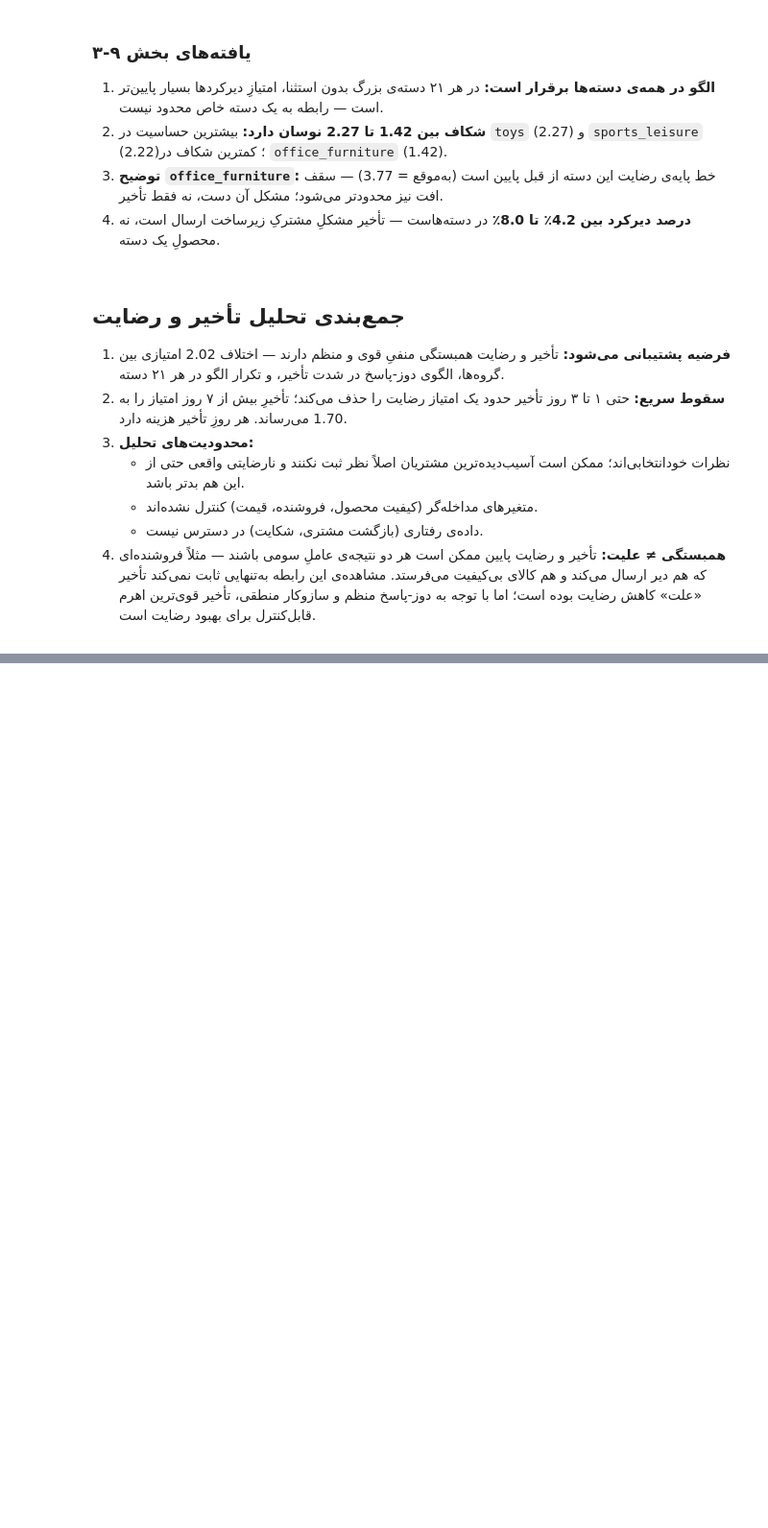
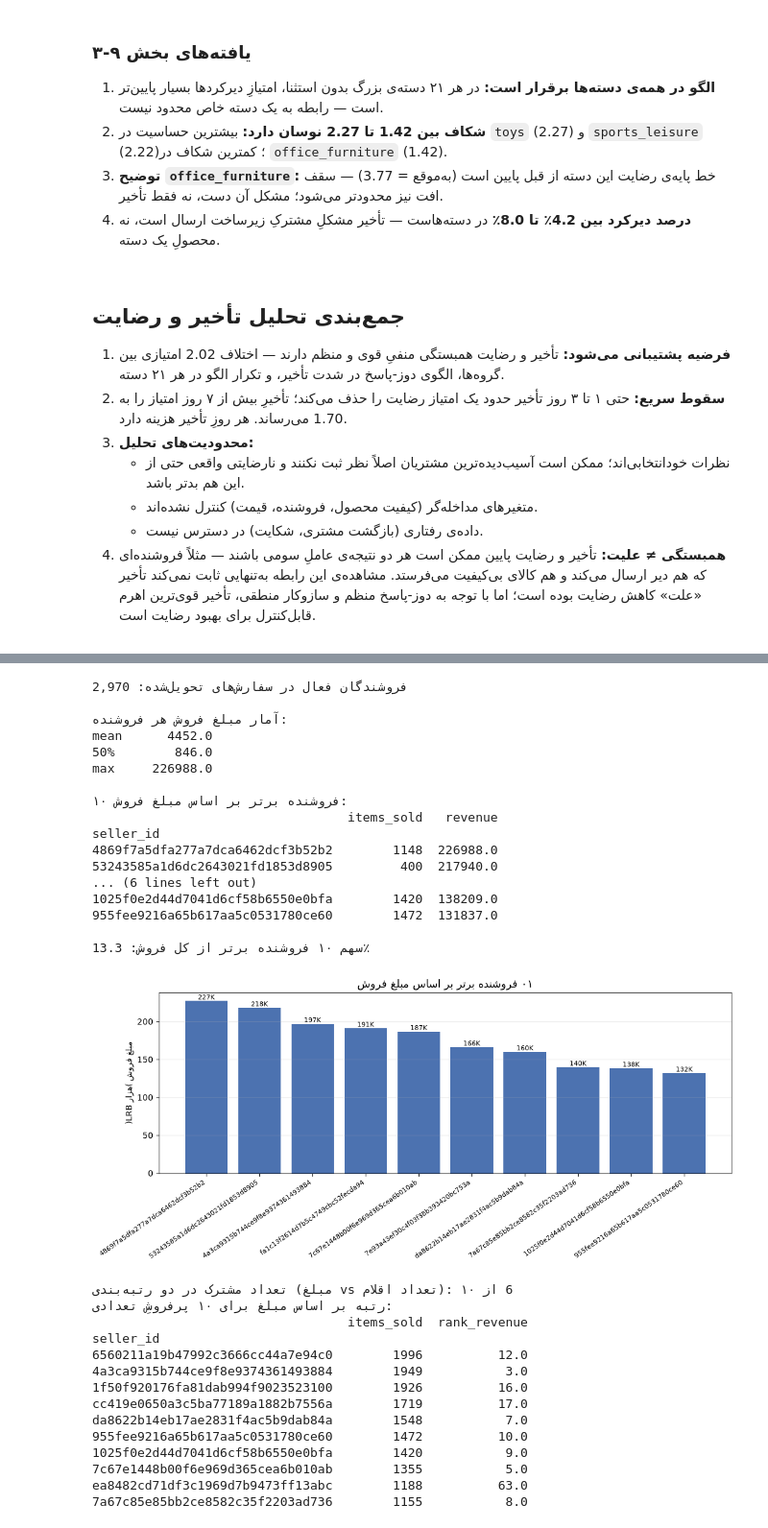
Before and after one commit to arashalidadi/olist-pro, a Jupyter notebook: olist_analysis.ipynb, the cells around one changed output, grey strips where cells are left out. Shown at 96% size. Cells and saved outputs as stored; diff of their text form; code cells hidden in the pictures; blank space fills up the shorter version.

```diff
--- a/olist_analysis.ipynb
+++ b/olist_analysis.ipynb
@@ -3112,0 +3195,75 @@ fashion_bags_accessories    1808          4.36       2.19     101 2.17       5.6
+# %%
+delivered_ids = orders[orders['order_status'] == 'delivered']['order_id']
+ditems = items[items['order_id'].isin(delivered_ids)]
+
+per_seller = ditems.groupby('seller_id').agg(
+    items_sold=('order_item_id', 'size'),
+    revenue=('price', 'sum'),
+)
+print('فروشندگان فعال در سفارش‌های تحویل‌شده:', f'{len(per_seller):,}')
+print()
+print('آمار مبلغ فروش هر فروشنده:')
+print(per_seller['revenue'].describe()[['mean', '50%', 'max']].round(0).to_string())
+print()
+top10_rev = per_seller.sort_values('revenue', ascending=False).head(10)
+print('۱۰ فروشنده برتر بر اساس مبلغ فروش:')
+print(top10_rev.round(0).to_string())
+
+total_revenue = per_seller['revenue'].sum()
+top_share = top10_rev['revenue'].sum() / total_revenue * 100
+print()
+print(f'سهم ۱۰ فروشنده برتر از کل فروش: {top_share:.1f}٪')
+
+fig, ax = plt.subplots(figsize=(11, 5))
+bars = ax.bar(range(len(top10_rev)), top10_rev['revenue'] / 1e3, color='#4c72b0')
+ax.bar_label(bars, labels=[f'{v/1e3:.0f}K' for v in top10_rev['revenue']], fontsize=8)
+ax.set_xticks(range(len(top10_rev)))
+ax.set_xticklabels(top10_rev.index, rotation=35, ha='right', fontsize=8)
+ax.set_title(fa('۱۰ فروشنده برتر بر اساس مبلغ فروش'), fontsize=13)
+ax.set_ylabel(fa('مبلغ فروش (هزار BRL)'))
+ax.grid(axis='y', alpha=0.3)
+fig.tight_layout()
+plt.show()
+
+# rank comparison: items vs revenue
+per_seller['rank_revenue'] = per_seller['revenue'].rank(ascending=False)
+per_seller['rank_items'] = per_seller['items_sold'].rank(ascending=False)
+top10_items = per_seller.sort_values('items_sold', ascending=False).head(10)
+overlap = set(top10_rev.index) & set(top10_items.index)
+print()
+print('تعداد مشترک در دو رتبه‌بندی (مبلغ vs تعداد اقلام):', len(overlap), 'از ۱۰')
+print('رتبه بر اساس مبلغ برای ۱۰ پرفروشِ تعدادی:')
+print(per_seller.loc[top10_items.index, ['items_sold', 'rank_revenue']].to_string())
+# %% [output]
+فروشندگان فعال در سفارش‌های تحویل‌شده: 2,970
+
+آمار مبلغ فروش هر فروشنده:
+mean      4452.0
+50%        846.0
+max     226988.0
+
+۱۰ فروشنده برتر بر اساس مبلغ فروش:
+                                  items_sold   revenue
+seller_id
+4869f7a5dfa277a7dca6462dcf3b52b2        1148  226988.0
+53243585a1d6dc2643021fd1853d8905         400  217940.0
+... (6 lines left out)
+1025f0e2d44d7041d6cf58b6550e0bfa        1420  138209.0
+955fee9216a65b617aa5c0531780ce60        1472  131837.0
+
+سهم ۱۰ فروشنده برتر از کل فروش: 13.3٪
+[figure, added]
+تعداد مشترک در دو رتبه‌بندی (مبلغ vs تعداد اقلام): 6 از ۱۰
+رتبه بر اساس مبلغ برای ۱۰ پرفروشِ تعدادی:
+                                  items_sold  rank_revenue
+seller_id
+6560211a19b47992c3666cc44a7e94c0        1996          12.0
+4a3ca9315b744ce9f8e9374361493884        1949           3.0
+1f50f920176fa81dab994f9023523100        1926          16.0
+cc419e0650a3c5ba77189a1882b7556a        1719          17.0
+da8622b14eb17ae2831f4ac5b9dab84a        1548           7.0
+955fee9216a65b617aa5c0531780ce60        1472          10.0
+1025f0e2d44d7041d6cf58b6550e0bfa        1420           9.0
+7c67e1448b00f6e969d365cea6b010ab        1355           5.0
+ea8482cd71df3c1969d7b9473ff13abc        1188          63.0
+7a67c85e85bb2ce8582c35f2203ad736        1155           8.0
```
Also changed, not shown: parts of 10 cells of this notebook, 1 other file.
